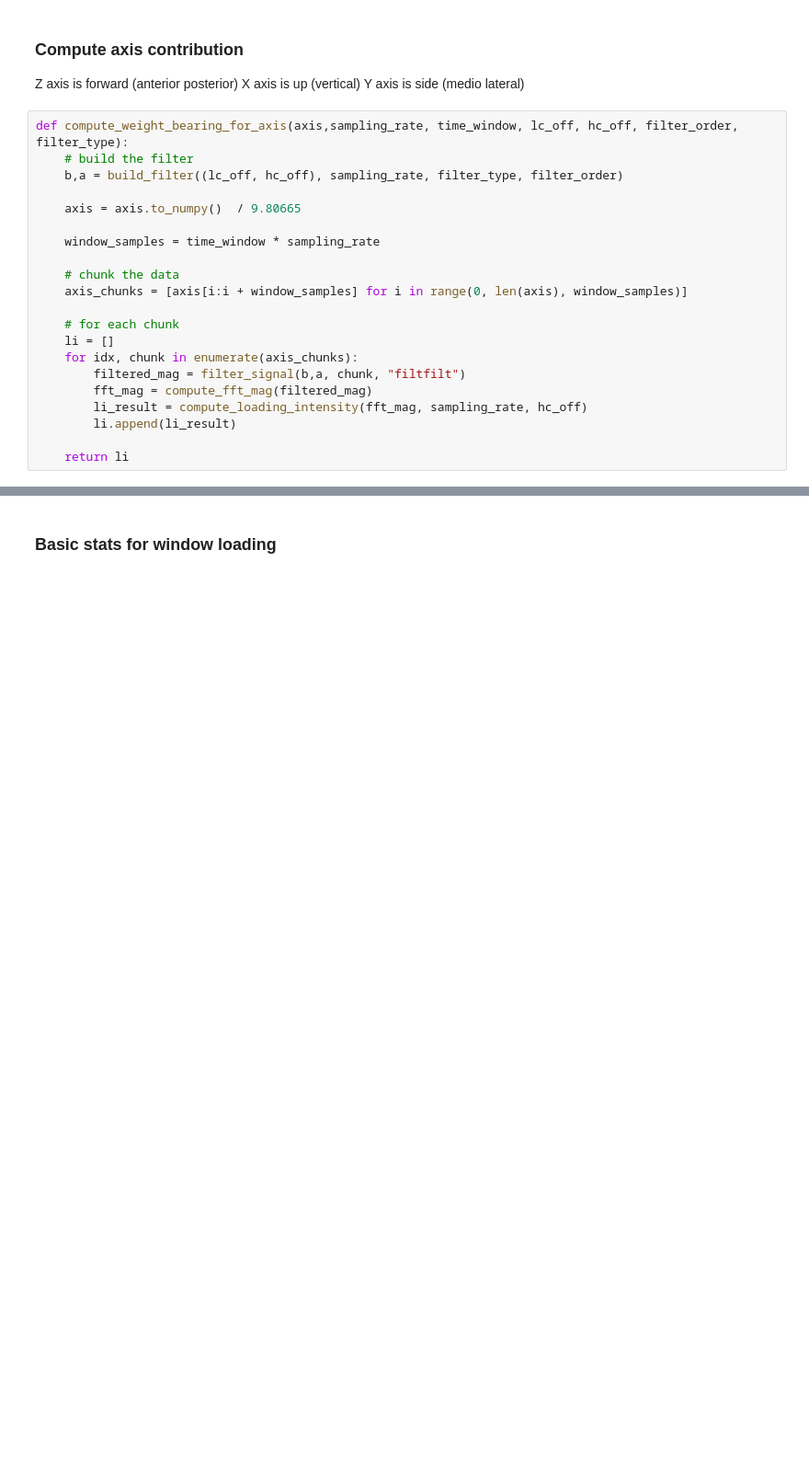
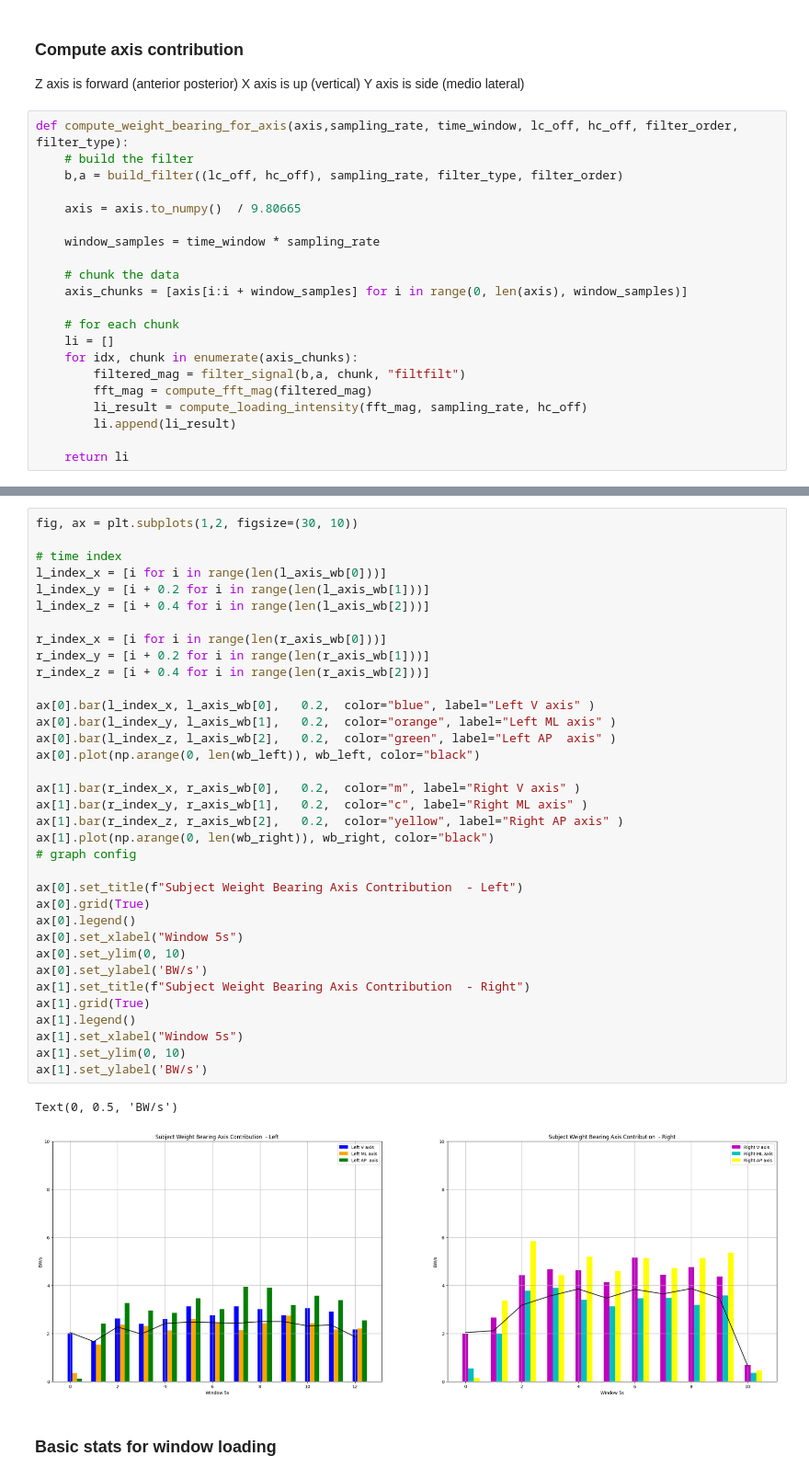
Before and after one commit to mcrooks83/os-reporting, a Jupyter notebook: 1. explore_patient_data.ipynb, the cells around one changed output, grey strips where cells are left out. Shown: that part at 92% size. Saved outputs shown, nothing was run; the diff lists cells and outputs as text; blank space fills up the shorter version.

```diff
--- a/1. explore_patient_data.ipynb
+++ b/1. explore_patient_data.ipynb
@@ -307,3 +273,41 @@ Text(0, 0.5, 'BW/s')
+# %%
+fig, ax = plt.subplots(1,2, figsize=(30, 10))
+
+# time index
+l_index_x = [i for i in range(len(l_axis_wb[0]))]
+l_index_y = [i + 0.2 for i in range(len(l_axis_wb[1]))]
+l_index_z = [i + 0.4 for i in range(len(l_axis_wb[2]))]
+
+r_index_x = [i for i in range(len(r_axis_wb[0]))]
+r_index_y = [i + 0.2 for i in range(len(r_axis_wb[1]))]
+r_index_z = [i + 0.4 for i in range(len(r_axis_wb[2]))]
+
+ax[0].bar(l_index_x, l_axis_wb[0],   0.2,  color="blue", label="Left V axis" )
+ax[0].bar(l_index_y, l_axis_wb[1],   0.2,  color="orange", label="Left ML axis" )
+ax[0].bar(l_index_z, l_axis_wb[2],   0.2,  color="green", label="Left AP  axis" )
+ax[0].plot(np.arange(0, len(wb_left)), wb_left, color="black")
+
+ax[1].bar(r_index_x, r_axis_wb[0],   0.2,  color="m", label="Right V axis" )
+ax[1].bar(r_index_y, r_axis_wb[1],   0.2,  color="c", label="Right ML axis" )
+ax[1].bar(r_index_z, r_axis_wb[2],   0.2,  color="yellow", label="Right AP axis" )
+ax[1].plot(np.arange(0, len(wb_right)), wb_right, color="black")
+# graph config
+
+ax[0].set_title(f"Subject Weight Bearing Axis Contribution  - Left")
+ax[0].grid(True)
+ax[0].legend()
+ax[0].set_xlabel("Window 5s")
+ax[0].set_ylim(0, 10)
+ax[0].set_ylabel('BW/s')
+ax[1].set_title(f"Subject Weight Bearing Axis Contribution  - Right")
+ax[1].grid(True)
+ax[1].legend()
+ax[1].set_xlabel("Window 5s")
+ax[1].set_ylim(0, 10)
+ax[1].set_ylabel('BW/s')
+# %% [output]
+Text(0, 0.5, 'BW/s')
+[figure, added]
 # %% [markdown]
 ### Basic stats for window loading
 # %%
```
Also changed, not shown: parts of 16 cells of this notebook.
